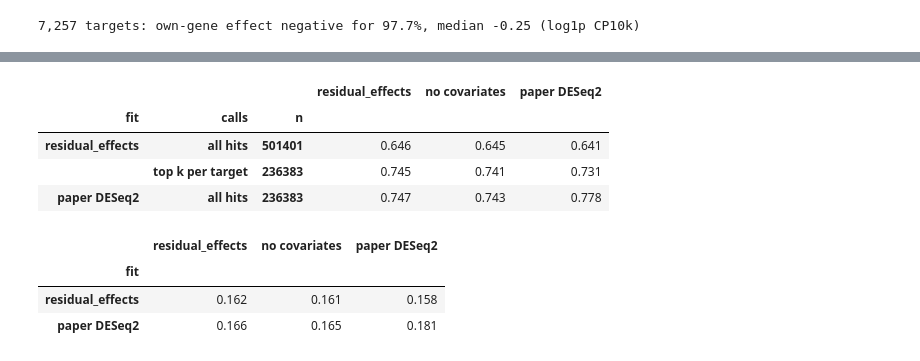
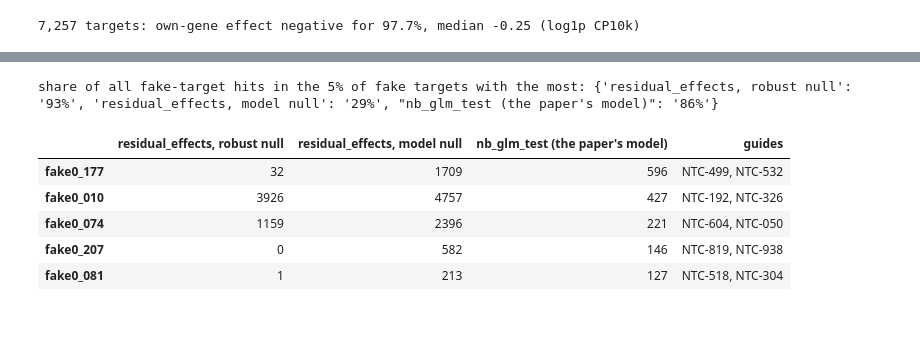
Before and after one commit to JinHongDu-Lab/crispyx, a Jupyter notebook: docs/notebooks/residual_effects_tutorial.ipynb, the cells around one changed output, grey strips where cells are left out. Cells and saved outputs as stored; diff of their text form; code cells hidden in the pictures; blank space fills up the shorter version.

```diff
--- a/docs/notebooks/residual_effects_tutorial.ipynb
+++ b/docs/notebooks/residual_effects_tutorial.ipynb
@@ -337,0 +283,9 @@ print(f"{len(main['targets']):,} perturbations x {len(main['genes']):,} genes, "
+# %%
+testable = n_units.drop('non-targeting')
+subset = sorted(np.random.default_rng(0).choice(testable.index[testable >= 3].to_numpy(), 500, replace=False))
+with measured('nb_glm_test, pseudo-bulk, 500 targets'):
+    nb_glm = cx.nb_glm_test(
+        pseudobulk.path, perturbation_column='target', control_label='non-targeting',
+        covariates=['log10_n_cells', 'donor'], perturbations=subset, size_factor_method='deseq2',
+        gene_name_column='gene_name', output_path=OUTPUT_DIR / 'cd4t_nb_glm_500.h5ad',
+    )
@@ -431,7 +439,11 @@ A knockdown should lower its own target gene. Among targets whose own gene is te
 # %%
-own = main['genes'].get_indexer(main['targets'])
-measured_own = (own >= 0) & main['var']['tested'].to_numpy()[np.maximum(own, 0)]
-own_effect = main['effect'][np.flatnonzero(measured_own), own[measured_own]]
+targets_i, genes_i, z_main, _ = estimates['residual_effects, robust null']
+with h5py.File(per_cell.path, 'r') as handle:
+    effect_main = handle['X'][:]
+own = genes_i.get_indexer(targets_i)
+tested = per_cell.backed.var['tested'].to_numpy()
+measured_own = (own >= 0) & tested[np.maximum(own, 0)]
+own_effect = effect_main[np.flatnonzero(measured_own), own[measured_own]]
 print(f'{measured_own.sum():,} targets: own-gene effect negative for {np.mean(own_effect < 0):.1%}, '
       f'median {np.median(own_effect):.2f} (log1p CP10k)')
 # %% [output]
@@ -508,42 +538,15 @@ The second table gives each fit's median per-target correlation with each held-o
 # %%
-def top_k(z, k):
-    # each target's k genes with the largest |z|
-    score = np.where(np.isfinite(z), np.abs(z), -1)
-    order = np.argsort(-score, axis=1)
-    calls = np.zeros(z.shape, dtype=bool)
-    for i in range(len(z)):
-        calls[i, order[i, :k[i]]] = True
-    return calls & (score >= 0)
-
-
-ours_z, ours_q = fits['residual_effects']
-paper_fit_z, paper_fit_q = fits['paper DESeq2']
-paper_calls = (paper_fit_q < 0.1) & np.isfinite(paper_fit_z)
-call_sets = {  # (fit, calls): (z of that fit, which genes it calls)
-    ('residual_effects', 'all hits'): (ours_z, (ours_q < 0.1) & np.isfinite(ours_z)),
-    ('residual_effects', 'top k per target'): (ours_z, top_k(ours_z, paper_calls.sum(axis=1))),
-    ('paper DESeq2', 'all hits'): (paper_fit_z, paper_calls),
-}
-same_sign = pd.DataFrame({
-    (fit, calls, int(called.sum())): {
-        held: np.mean(np.sign(z[called & np.isfinite(truth)]) == np.sign(truth[called & np.isfinite(truth)]))
-        for held, truth in truths.items()
-    }
-    for (fit, calls), (z, called) in call_sets.items()
-}).T.rename_axis(['fit', 'calls', 'n'])
-median_r = pd.DataFrame({
-    fit: {held: np.nanmedian(per_target_r(z, truth)) for held, truth in truths.items()}
-    for fit, (z, _) in fits.items()
-}).T.rename_axis('fit')
-display(same_sign.round(3))
-median_r.round(3)
+fake_hits = pd.DataFrame(fake_hits)
+share_top = {m: fake_hits[m].nlargest(len(fake_hits) // 20).sum() / fake_hits[m].sum() for m in fake_hits}
+print('share of all fake-target hits in the 5% of fake targets with the most:',
+      {m: f'{v:.0%}' for m, v in share_top.items()})
+top = fake_hits.sort_values("nb_glm_test (the paper's model)", ascending=False).head(5)
+top.assign(guides=[', '.join(pairs.index[pairs == name]) for name in top.index])
 # %% [output]
+share of all fake-target hits in the 5% of fake targets with the most: {'residual_effects, robust null': '93%', 'residual_effects, model null': '29%', "nb_glm_test (the paper's model)": '86%'}
-|  |  |  | residual_effects | no covariates | paper DESeq2 |
-| fit | calls | n |  |  |  |
-| residual_effects | all hits | 501401 | 0.646 | 0.645 | 0.641 |
-|  | top k per target | 236383 | 0.745 | 0.741 | 0.731 |
-| paper DESeq2 | all hits | 236383 | 0.747 | 0.743 | 0.778 |
+|  | residual_effects, robust null | residual_effects, model null | nb_glm_test (the paper's model) | guides |
+| fake0_177 | 32 | 1709 | 596 | NTC-499, NTC-532 |
+| fake0_010 | 3926 | 4757 | 427 | NTC-192, NTC-326 |
+| fake0_074 | 1159 | 2396 | 221 | NTC-604, NTC-050 |
+| fake0_207 | 0 | 582 | 146 | NTC-819, NTC-938 |
+| fake0_081 | 1 | 213 | 127 | NTC-518, NTC-304 |
-|  | residual_effects | no covariates | paper DESeq2 |
-| fit |  |  |  |
-| residual_effects | 0.162 | 0.161 | 0.158 |
-| paper DESeq2 | 0.166 | 0.165 | 0.181 |
```
Also changed, not shown: parts of 35 cells of this notebook, 2 other files.
